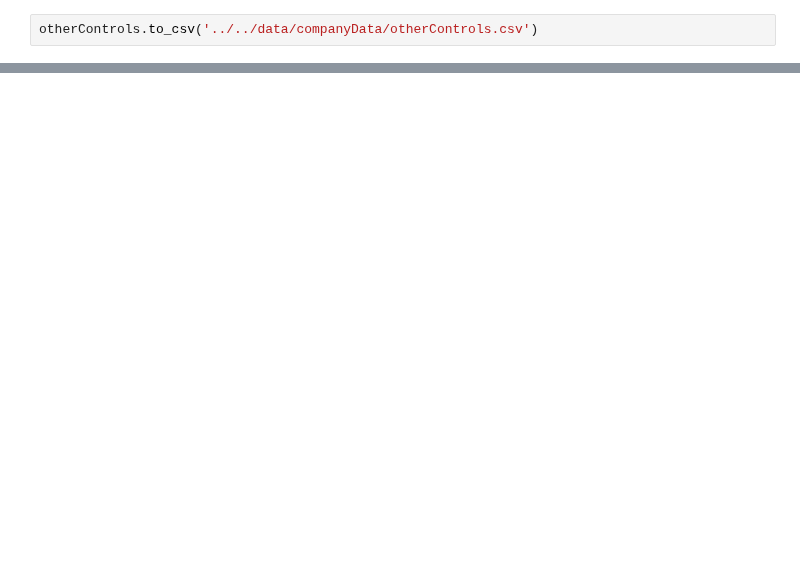
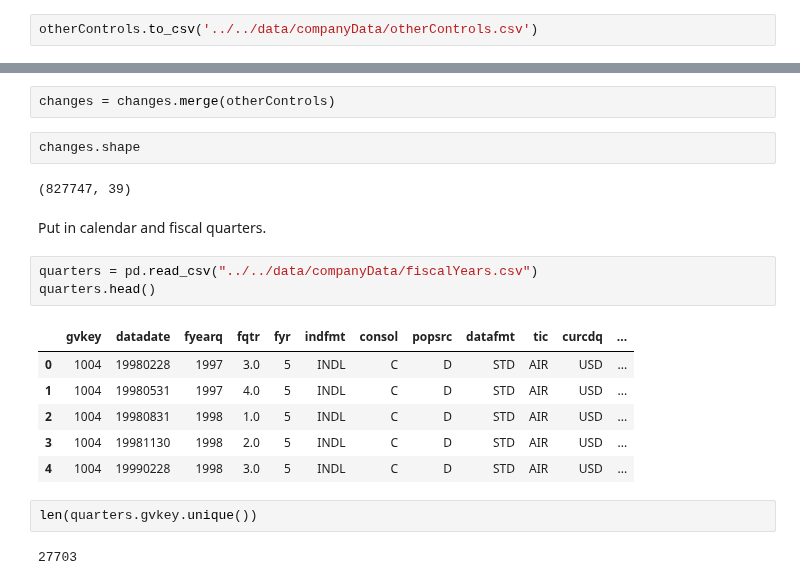
Before and after one commit to brianreed21/extremes, a Jupyter notebook: extremesCleaningCode/compustatCleaning.ipynb, the cells around one changed output, grey strips where cells are left out. Saved outputs shown, nothing was run; the diff lists cells and outputs as text; blank space fills up the shorter version.

```diff
--- a/extremesCleaningCode/compustatCleaning.ipynb
+++ b/extremesCleaningCode/compustatCleaning.ipynb
@@ -997,0 +540,22 @@ sum(crsp.RET == crsp.RETX)
+# %%
+changes = changes.merge(otherControls)
+# %%
+changes.shape
+# %% [output]
+(827747, 39)
+# %% [markdown]
+Put in calendar and fiscal quarters.
+# %%
+quarters = pd.read_csv("../../data/companyData/fiscalYears.csv")
+quarters.head()
+# %% [output]
+|  | gvkey | datadate | fyearq | fqtr | fyr | indfmt | consol | popsrc | datafmt | tic | curcdq | ... |
+| 0 | 1004 | 19980228 | 1997 | 3.0 | 5 | INDL | C | D | STD | AIR | USD | ... |
+| 1 | 1004 | 19980531 | 1997 | 4.0 | 5 | INDL | C | D | STD | AIR | USD | ... |
+| 2 | 1004 | 19980831 | 1998 | 1.0 | 5 | INDL | C | D | STD | AIR | USD | ... |
+| 3 | 1004 | 19981130 | 1998 | 2.0 | 5 | INDL | C | D | STD | AIR | USD | ... |
+| 4 | 1004 | 19990228 | 1998 | 3.0 | 5 | INDL | C | D | STD | AIR | USD | ... |
+# %%
+len(quarters.gvkey.unique())
+# %% [output]
+27703
```
Also changed, not shown: parts of 137 cells of this notebook, 4 other files.
